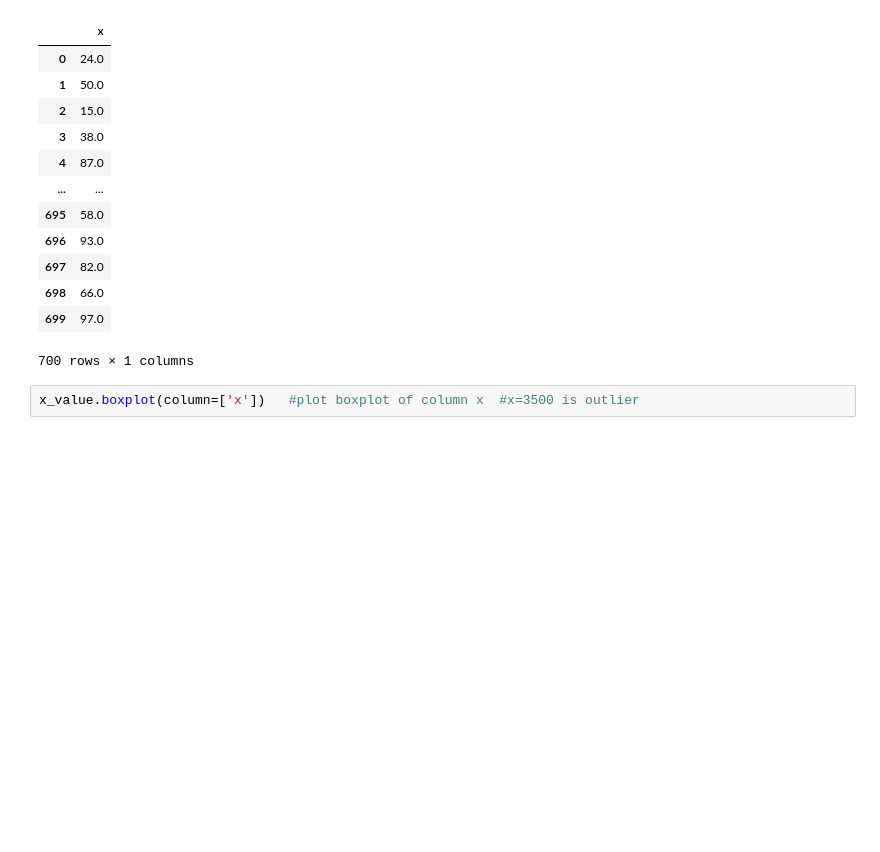
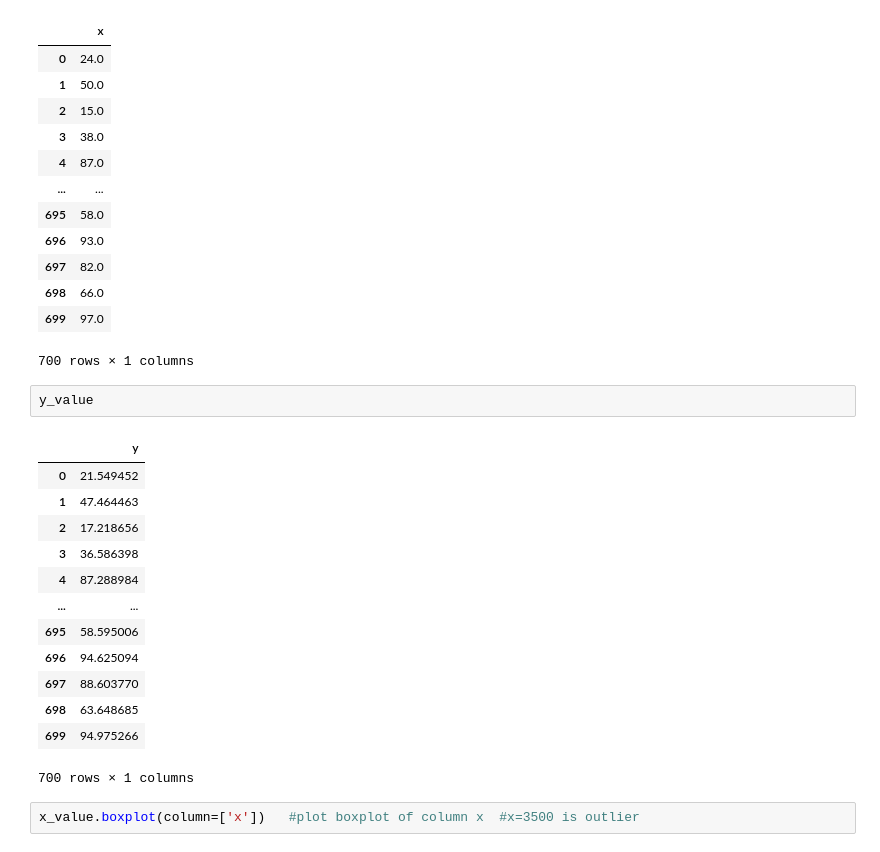
Before and after one commit to IshaGorasia/MachineLearning-ICT-, a Jupyter notebook: Linear Regression-1.ipynb, the cells around one changed output. Cells and saved outputs as stored; diff of their text form; blank space fills up the shorter version.

```diff
--- a/Linear Regression-1.ipynb
+++ b/Linear Regression-1.ipynb
@@ -83,6 +83,22 @@ x_value
 | 698 | 66.0 |
 | 699 | 97.0 |
 700 rows × 1 columns
+# %%
+y_value
+# %% [output]
+|  | y |
+| 0 | 21.549452 |
+| 1 | 47.464463 |
+| 2 | 17.218656 |
+| 3 | 36.586398 |
+| 4 | 87.288984 |
+| ... | ... |
+| 695 | 58.595006 |
+| 696 | 94.625094 |
+| 697 | 88.603770 |
+| 698 | 63.648685 |
+| 699 | 94.975266 |
+700 rows × 1 columns
 # %%
 x_value.boxplot(column=['x'])   #plot boxplot of column x  #x=3500 is outlier
 # %% [output]
```
Also changed, not shown: parts of 19 cells of this notebook.
